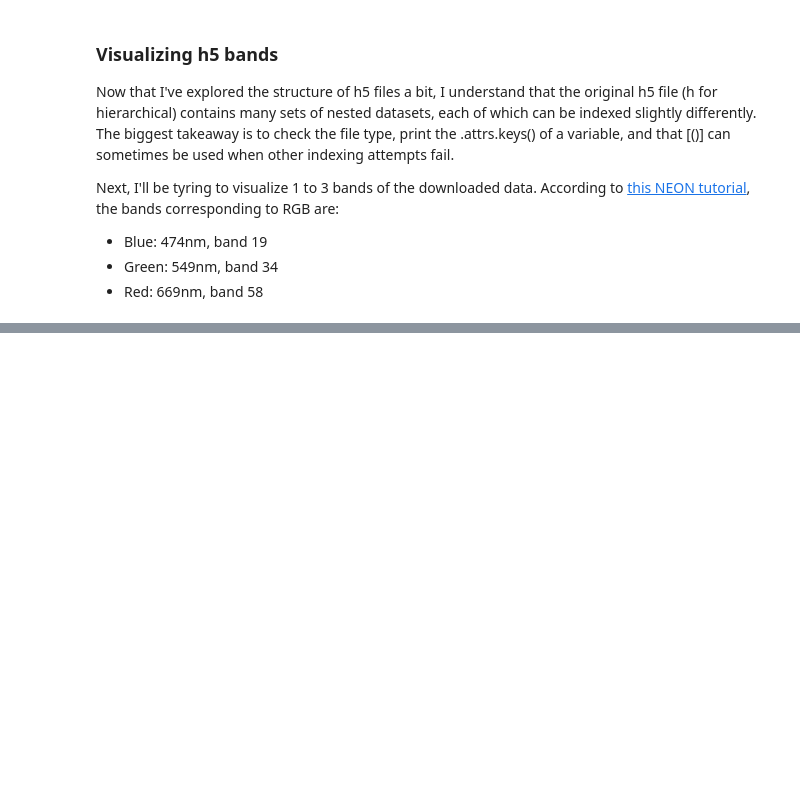
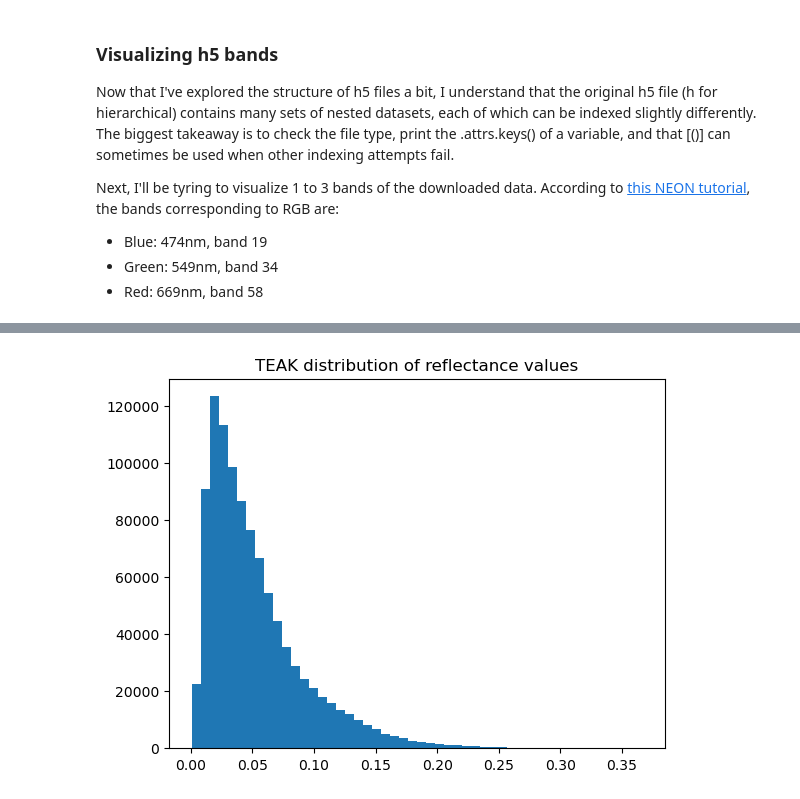
Before and after one commit to cderanek/SURP_practice, a Jupyter notebook: practice_SURP.ipynb, the cells around one changed output, grey strips where cells are left out. Cells and saved outputs as stored; diff of their text form; code cells hidden in the pictures; blank space fills up the shorter version.

```diff
--- a/practice_SURP.ipynb
+++ b/practice_SURP.ipynb
@@ -306,0 +377,5 @@ Next, I'll be tyring to visualize 1 to 3 bands of the downloaded data. According
+# %%
+plt.hist(RGB_bands[0].flatten(), bins=50);
+plt.title('TEAK distribution of reflectance values');
+# %% [output]
+[figure, added]
```
Also changed, not shown: parts of 12 cells of this notebook.
